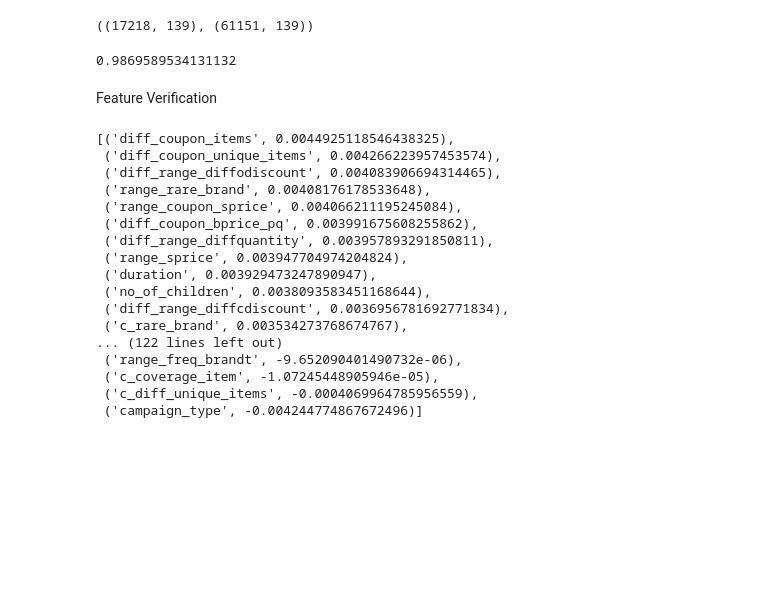
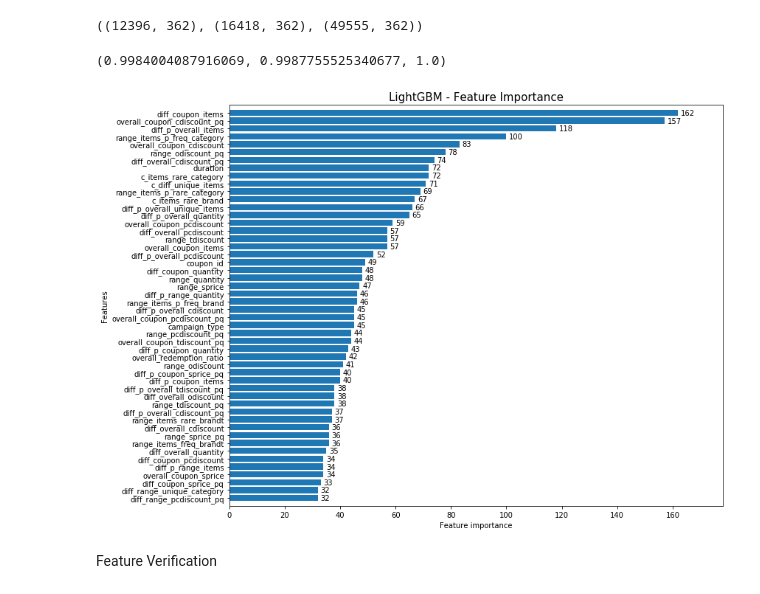
Before and after one commit to monilgudhka/coupon_redemption_prediction, a Jupyter notebook: modelling.ipynb, the cells around one changed output. Cells and saved outputs as stored; diff of their text form; code cells hidden in the pictures; blank space fills up the shorter version.

```diff
--- a/modelling.ipynb
+++ b/modelling.ipynb
@@ -58,0 +80,11 @@ trainset_ids.shape, validationset_ids.shape
+# %%
+val2_ids = trainset[trainset.campaign_id.isin([30, 29, 26])].index
+sub_trainset = trainset[~trainset.campaign_id.isin([30, 29, 26])]
+
+train_ids = []
+val1_ids = []
+for campaign in sub_trainset.campaign_id.unique():
+    train, val = train_test_split(trainset[trainset.campaign_id == campaign].index, test_size=0.2)
+    train_ids.extend(train)
+    val1_ids.extend(val)
+len(train_ids), len(val1_ids), len(val2_ids)
@@ -67,9 +101,11 @@ Testset size: (50226, 138)
 # %%
 feature_columns = features
 # trainset, validationset = train_test_split(trainset, test_size=0.3)
-validationset = trainset.loc[validationset_ids]
-trainset = trainset.loc[trainset_ids]
-validationset.shape, trainset.shape
+
+val1set = trainset.loc[val1_ids]
+val2set = trainset.loc[val2_ids]
+trainset = trainset.loc[train_ids]
+val1set.shape, val2set.shape, trainset.shape
 # %% [output]
-((17218, 139), (61151, 139))
+((12396, 362), (16418, 362), (49555, 362))
 # %%
@@ -91,7 +153,14 @@ def exclude_feature(features, index):
-# %%
-all_score, all_model = train(feature_columns)
-all_score
-# %% [output]
-0.9869589534131132
+# %%
+all_model, all_score1, all_score2, all_score3 = train(feature_columns)
+all_score1, all_score2, all_score3
+# %% [output]
+(0.9984004087916069, 0.9987755525340677, 1.0)
+# %%
+ax = lgb.plot_importance(all_model, max_num_features=50, height=0.8, figsize=(12, 10))
+ax.grid(False)
+plt.title("LightGBM - Feature Importance", fontsize=15)
+plt.show()
+# %% [output]
+[figure, added]
 # %% [markdown]
 Feature Verification
@@ -98,25 +173,5 @@ Feature Verification
 # %%
-score_map = {name : (exclude_feature(feature_columns, index) - all_score)
-             for index, name in enumerate(feature_columns)}
-score_map = sorted(score_map.items(), key=operator.itemgetter(1), reverse=True)
-score_map
+# score_map = sorted(score_map.items(), key=operator.itemgetter(1), reverse=True)
+# score_map
-# %% [output]
-[('diff_coupon_items', 0.0044925118546438325),
- ('diff_coupon_unique_items', 0.004266223957453574),
- ('diff_range_diffodiscount', 0.004083906694314465),
- ('range_rare_brand', 0.00408176178533648),
- ('range_coupon_sprice', 0.004066211195245084),
- ('diff_coupon_bprice_pq', 0.003991675608255862),
- ('diff_range_diffquantity', 0.003957893291850811),
- ('range_sprice', 0.003947704974204824),
- ('duration', 0.003929473247890947),
- ('no_of_children', 0.0038093583451168644),
- ('diff_range_diffcdiscount', 0.0036956781692771834),
- ('c_rare_brand', 0.003534273768674767),
-... (122 lines left out)
- ('range_freq_brandt', -9.652090401490732e-06),
- ('c_coverage_item', -1.07245448905946e-05),
- ('c_diff_unique_items', -0.0004069964785956559),
- ('campaign_type', -0.004244774867672496)]
 # %%
 X_test = testset[feature_columns]
```
Also changed, not shown: parts of 11 cells of this notebook, 1 other file.
